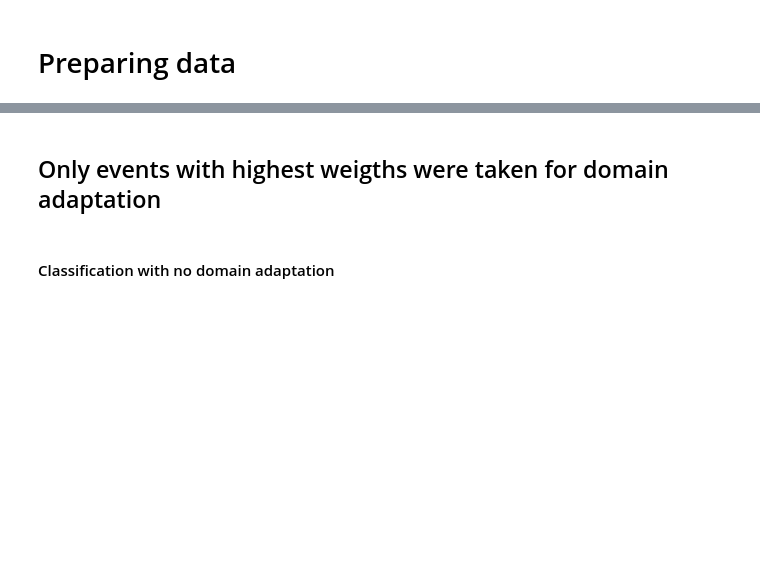
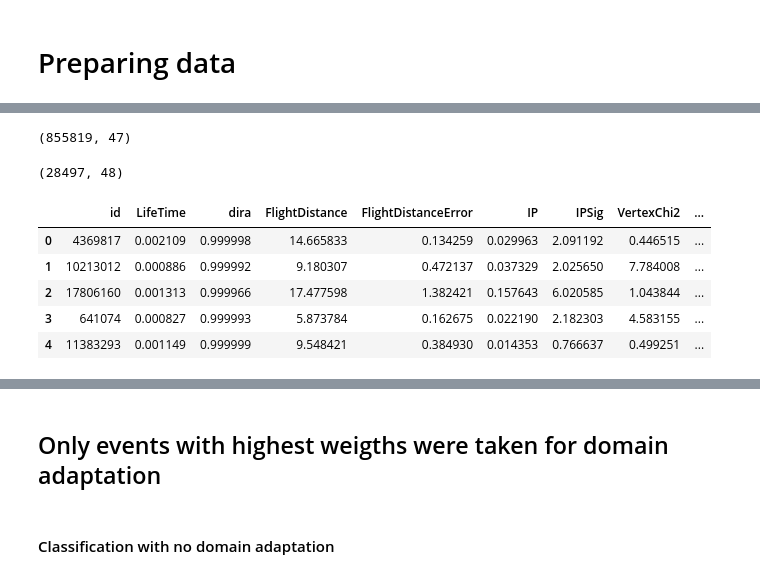
Before and after one commit to HolyBayes/Cross-domain-adaptation-on-HEP-HSE-course-work-, a Jupyter notebook: notebooks/DANN_HEP_TF.ipynb, the cells around one changed output, grey strips where cells are left out. Cells and saved outputs as stored; diff of their text form; code cells hidden in the pictures; blank space fills up the shorter version.

Commit message:
Cross validation on private leaderboards added

```diff
--- a/notebooks/DANN_HEP_TF.ipynb
+++ b/notebooks/DANN_HEP_TF.ipynb
@@ -40,3 +40,20 @@ label_prediction.head()
 | 45478 | 0.001228 | 1.000000 | 52.646694 | 1.009517 | 0.008819 | 0.769089 | 8.150103 | 8629.933594 | ... |
 | 2583 | 0.000641 | 0.999931 | 5.975876 | 0.298114 | 0.069880 | 3.800114 | 7.624316 | 3507.376465 | ... |
 | 29111 | 0.000361 | 0.999051 | 2.052216 | 0.136910 | 0.093032 | 6.564189 | 1.652357 | 6301.269531 | ... |
+# %%
+test = pd.read_csv('../datasets/test.csv.zip')
+print test.shape
+# %% [output]
+(855819, 47)
+# %%
+private_dataset = pd.merge(test, pd.read_csv('../datasets/private_eval.csv'), on='id').drop_duplicates()
+print private_dataset.shape
+private_dataset.head()
+# %% [output]
+(28497, 48)
+|  | id | LifeTime | dira | FlightDistance | FlightDistanceError | IP | IPSig | VertexChi2 | ... |
+| 0 | 4369817 | 0.002109 | 0.999998 | 14.665833 | 0.134259 | 0.029963 | 2.091192 | 0.446515 | ... |
+| 1 | 10213012 | 0.000886 | 0.999992 | 9.180307 | 0.472137 | 0.037329 | 2.025650 | 7.784008 | ... |
+| 2 | 17806160 | 0.001313 | 0.999966 | 17.477598 | 1.382421 | 0.157643 | 6.020585 | 1.043844 | ... |
+| 3 | 641074 | 0.000827 | 0.999993 | 5.873784 | 0.162675 | 0.022190 | 2.182303 | 4.583155 | ... |
+| 4 | 11383293 | 0.001149 | 0.999999 | 9.548421 | 0.384930 | 0.014353 | 0.766637 | 0.499251 | ... |
```
Also changed, not shown: parts of 20 cells of this notebook, 3 other files.
